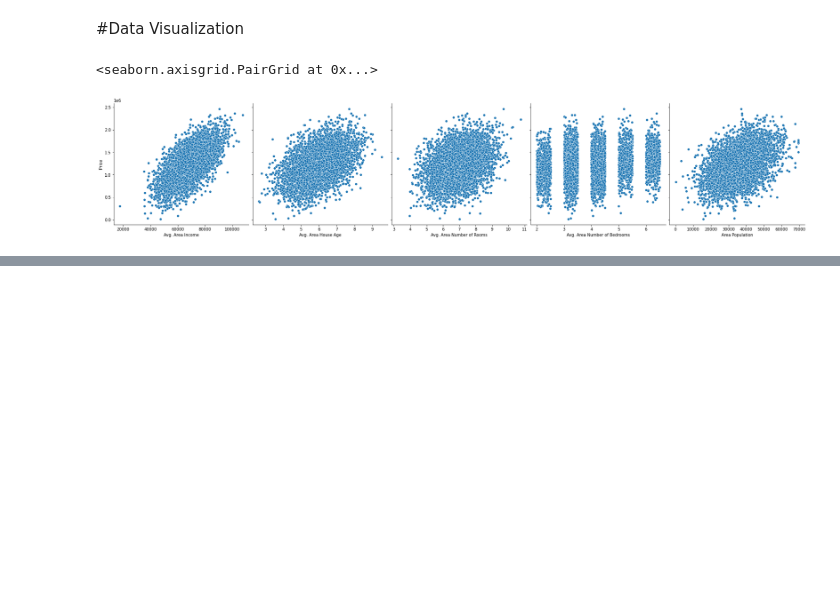
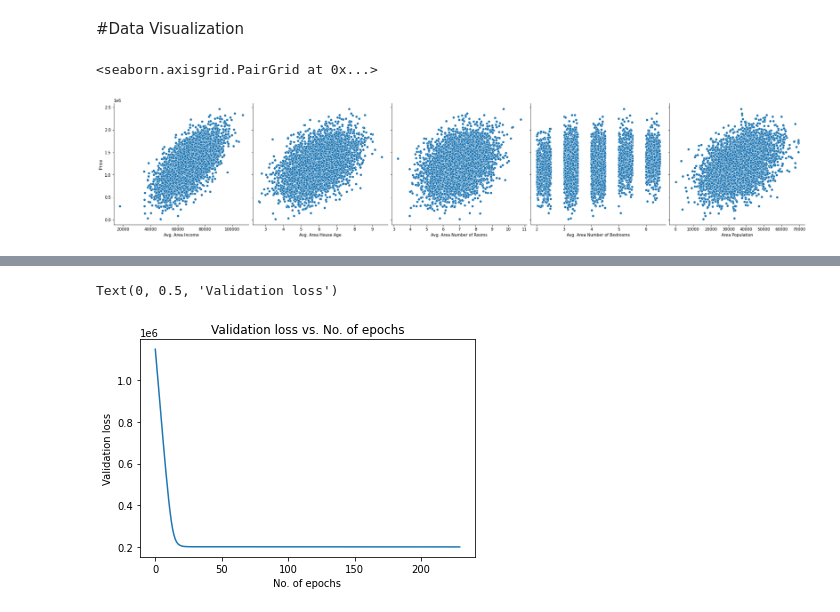
Before and after one commit to julian-8897/Python-projects, a Jupyter notebook: data science/us_house_price.ipynb, the cells around one changed output, grey strips where cells are left out. Drawn from its saved outputs; the diff is of its cells as text; code cells hidden in the pictures; blank space fills up the shorter version.

```diff
--- a/data science/us_house_price.ipynb
+++ b/data science/us_house_price.ipynb
@@ -76,0 +99,6 @@ y_vars= ['Price'], height=5)
+# %%
+house_data1 = house_data.copy(deep=True) #Copy of original dataframe
+X_arrays = house_data1[X_cols].to_numpy() #Converting numerical variables to numpy arrays
+Y_arrays = house_data1[Y_cols].to_numpy() #Converting target variable to numpy arrays
+
+X_arrays, Y_arrays
@@ -76,0 +126,5 @@ y_vars= ['Price'], height=5)
+# %%
+X = torch.from_numpy(X_arrays).type(torch.float) #Converting numpy arrays to torch tensors
+Y = torch.from_numpy(Y_arrays).type(torch.float)
+print(X.shape, Y.shape)
+X, Y
@@ -76,0 +147,7 @@ y_vars= ['Price'], height=5)
+# %%
+dataset = TensorDataset(X, Y)
+
+#80/20 train/validation split
+train_data, val_data = random_split(dataset, [4000, 1000])
+train_loader = DataLoader(train_data, batch_size=32, shuffle= True)
+val_loader = DataLoader(val_data, batch_size=32)
@@ -76,0 +217,4 @@ y_vars= ['Price'], height=5)
+# %%
+epochs = 230
+lr = 1e-7
+history = fit(epochs, lr, model, train_loader, val_loader)
@@ -76,0 +239,9 @@ y_vars= ['Price'], height=5)
+# %%
+plt.title('Validation loss vs. No. of epochs');
+loss_mat = [res['val_loss'] for res in history]
+plt.plot(loss_mat)
+plt.xlabel('No. of epochs')
+plt.ylabel('Validation loss')
+# %% [output]
+Text(0, 0.5, 'Validation loss')
+[figure, added]
```
Also changed, not shown: parts of 13 cells of this notebook.
